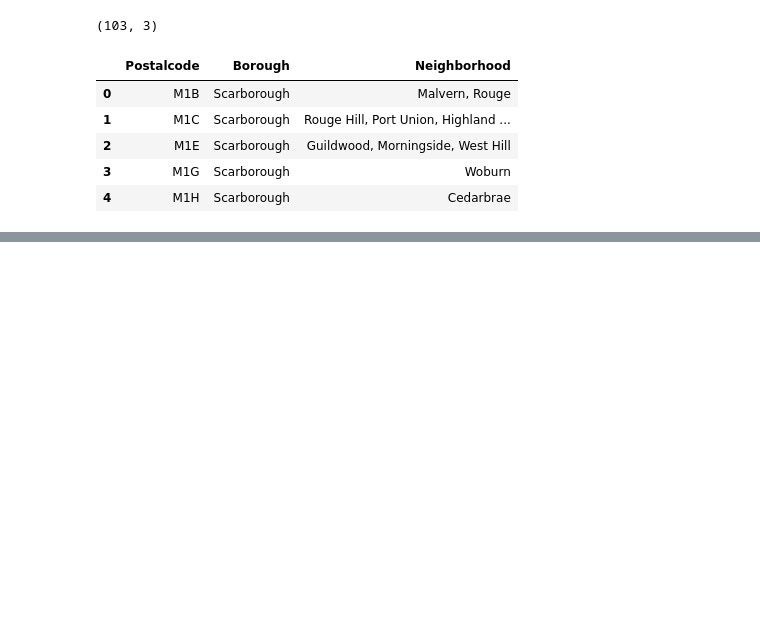
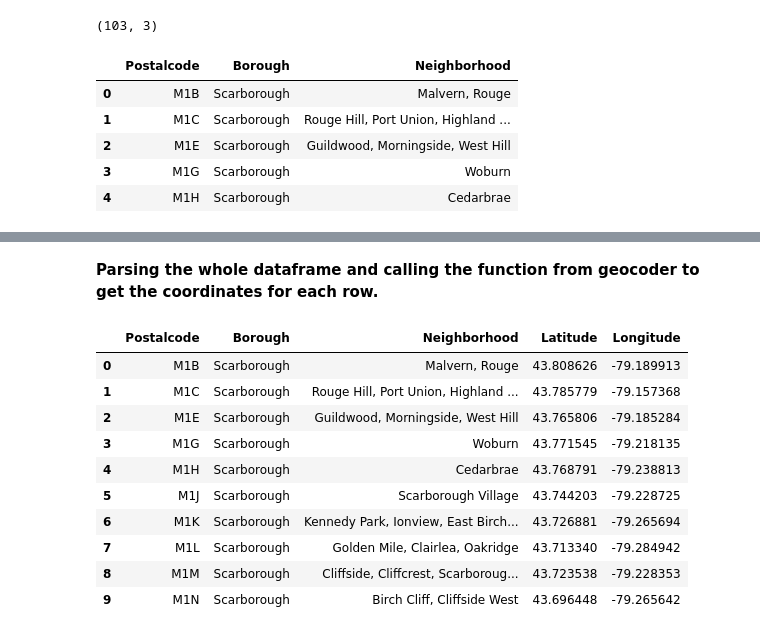
Before and after one commit to alainmore/Coursera_Capstone, a Jupyter notebook: casptone.ipynb, the cells around one changed output, grey strips where cells are left out. Saved outputs shown, nothing was run; the diff lists cells and outputs as text; code cells hidden in the pictures; blank space fills up the shorter version.

```diff
--- a/casptone.ipynb
+++ b/casptone.ipynb
@@ -112,0 +151,21 @@ df.head()
+# %% [markdown]
+<b>Parsing the whole dataframe and calling the function from geocoder to get the coordinates for each row.
+# %%
+pCodes = df['Postalcode']
+coords = [getCoordinates(pCode) for pCode in pCodes.tolist()]
+dfCoords = pd.DataFrame(coords, columns=['Latitude', 'Longitude'])
+df['Latitude'] = dfCoords['Latitude']
+df['Longitude'] = dfCoords['Longitude']
+df.head(10)
+# %% [output]
+|  | Postalcode | Borough | Neighborhood | Latitude | Longitude |
+| 0 | M1B | Scarborough | Malvern, Rouge | 43.808626 | -79.189913 |
+| 1 | M1C | Scarborough | Rouge Hill, Port Union, Highland ... | 43.785779 | -79.157368 |
+| 2 | M1E | Scarborough | Guildwood, Morningside, West Hill | 43.765806 | -79.185284 |
+| 3 | M1G | Scarborough | Woburn | 43.771545 | -79.218135 |
+| 4 | M1H | Scarborough | Cedarbrae | 43.768791 | -79.238813 |
+| 5 | M1J | Scarborough | Scarborough Village | 43.744203 | -79.228725 |
+| 6 | M1K | Scarborough | Kennedy Park, Ionview, East Birch... | 43.726881 | -79.265694 |
+| 7 | M1L | Scarborough | Golden Mile, Clairlea, Oakridge | 43.713340 | -79.284942 |
+| 8 | M1M | Scarborough | Cliffside, Cliffcrest, Scarboroug... | 43.723538 | -79.228353 |
+| 9 | M1N | Scarborough | Birch Cliff, Cliffside West | 43.696448 | -79.265642 |
```
Also changed, not shown: parts of 16 cells of this notebook.
